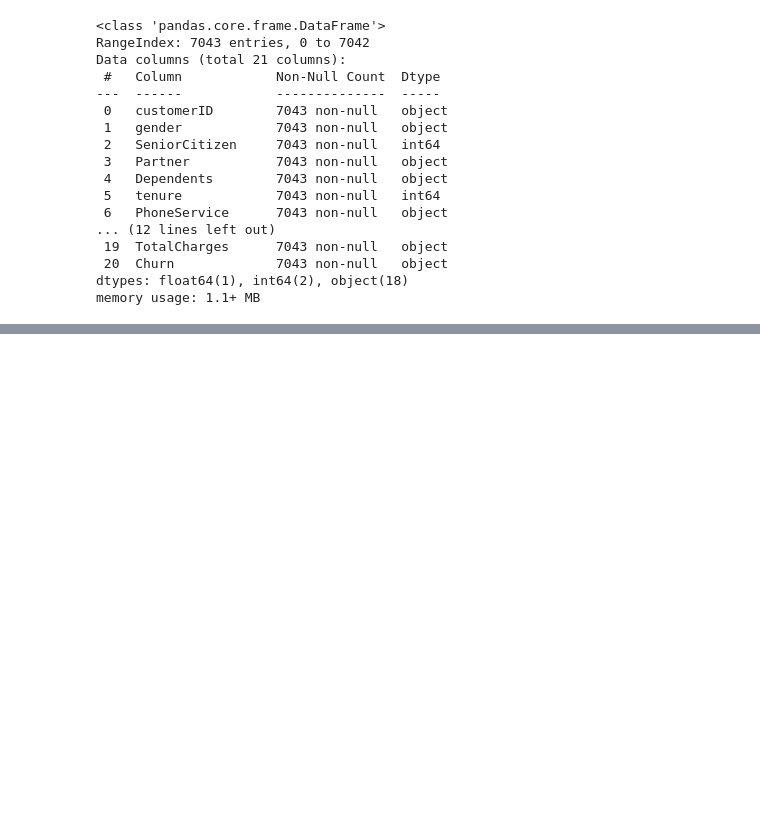
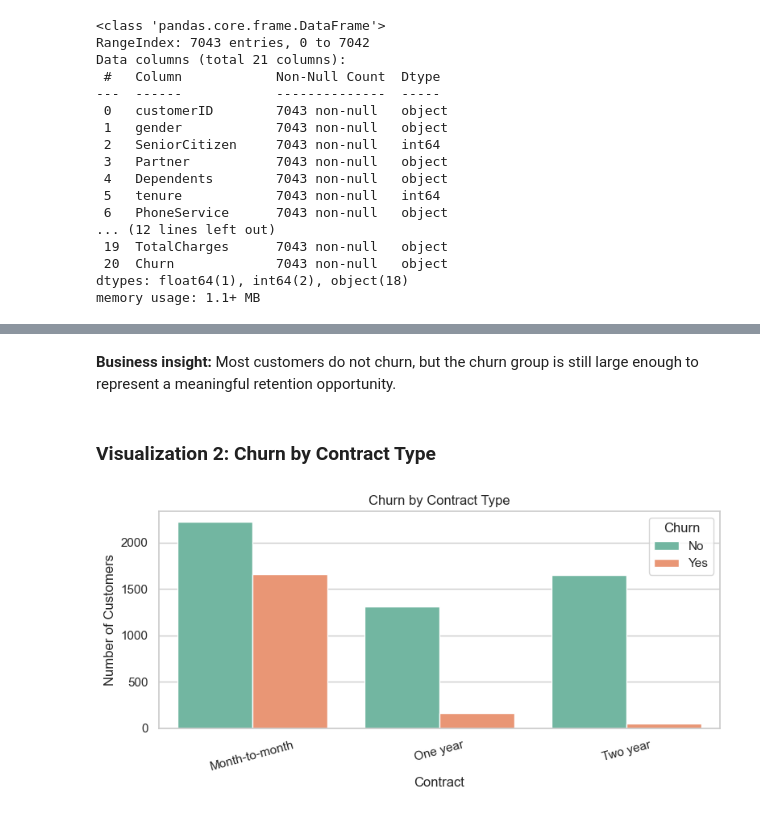
Before and after one commit to ankit-sf/nagp-telco-churn, a Jupyter notebook: notebook/churn_analysis.ipynb, the cells around one changed output, grey strips where cells are left out. Drawn from its saved outputs; the diff is of its cells as text; code cells hidden in the pictures; blank space fills up the shorter version.

```diff
--- a/notebook/churn_analysis.ipynb
+++ b/notebook/churn_analysis.ipynb
@@ -538,0 +259,21 @@ PosixPath('/Users/ankit/Desktop/nagp-assignment/customer_churn_project/model/chu
+# %% [markdown]
+**Business insight:** Most customers do not churn, but the churn group is still
+large enough to represent a meaningful retention opportunity.
+# %% [markdown]
+### Visualization 2: Churn by Contract Type
+# %%
+plt.figure(figsize=(8, 4))
+sns.countplot(
+    data=df,
+    x="Contract",
+    hue="Churn",
+    palette="Set2",
+)
+plt.title("Churn by Contract Type")
+plt.xlabel("Contract")
+plt.ylabel("Number of Customers")
+plt.xticks(rotation=15)
+plt.tight_layout()
+plt.show()
+# %% [output]
+[figure, added]
```
Also changed, not shown: parts of 112 cells of this notebook, 4 other files.
